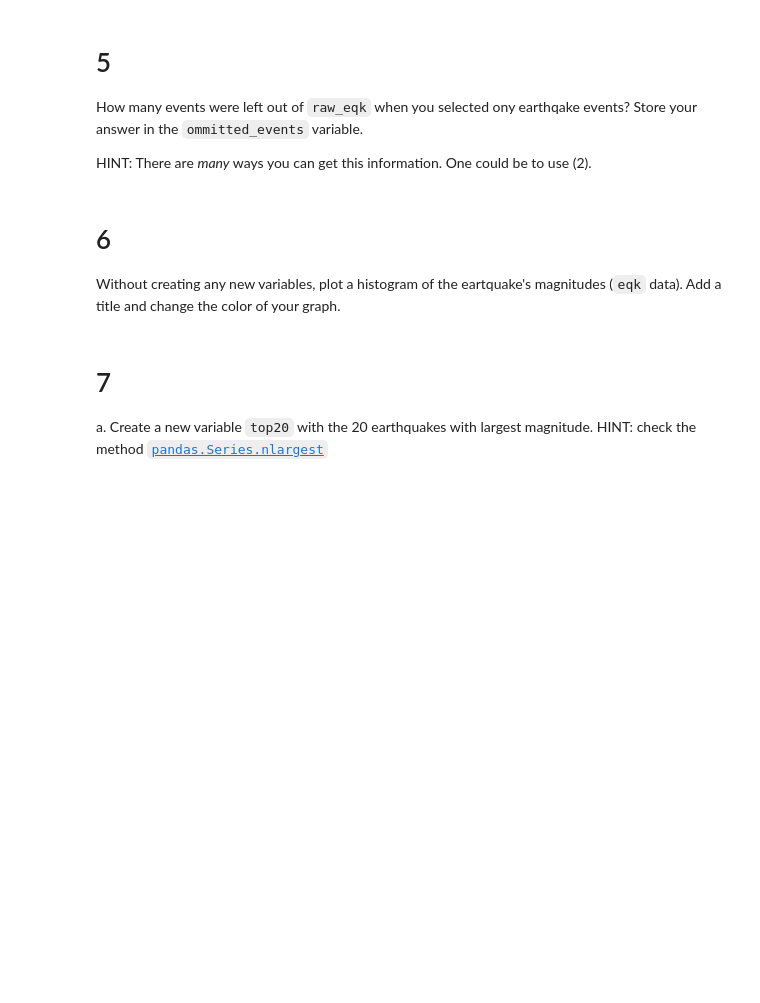
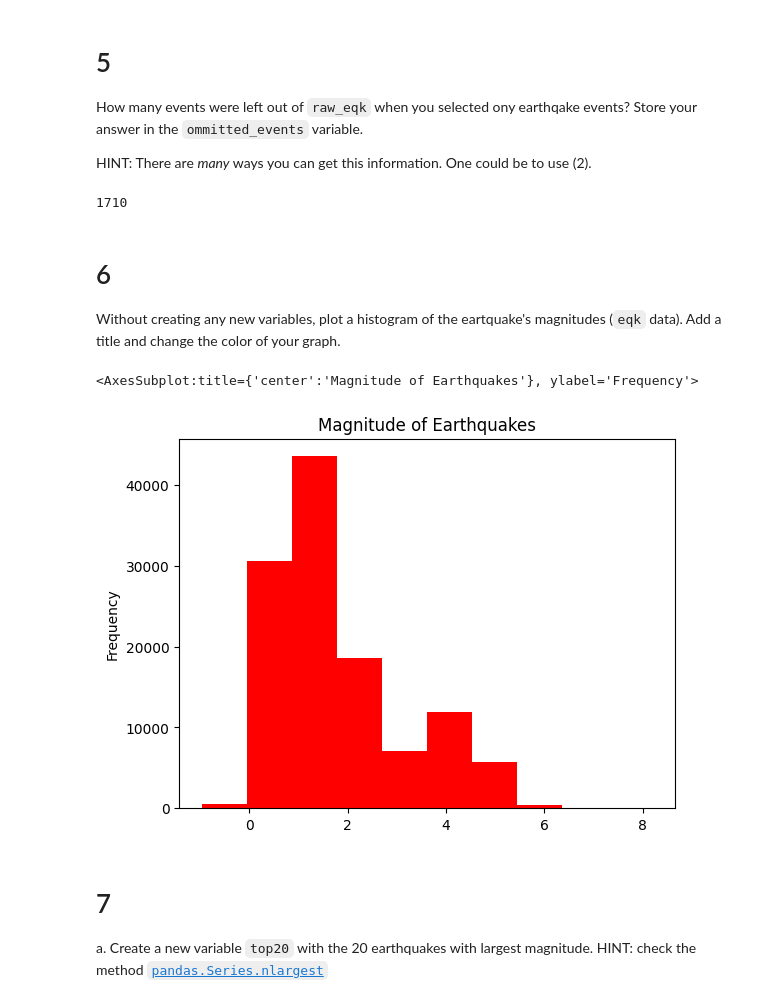
Before and after one commit to jocardelle/eds220-hwk1, a Jupyter notebook: hwk1-task3-earthquakes.ipynb, the cells around one changed output. Drawn from its saved outputs; the diff is of its cells as text; code cells hidden in the pictures; blank space fills up the shorter version.

```diff
--- a/hwk1-task3-earthquakes.ipynb
+++ b/hwk1-task3-earthquakes.ipynb
@@ -155,8 +155,24 @@ omitted_events = ...
+# %%
+# Store the shape of the non earthquake events in a variable
+non_eqk = raw_eqk[raw_eqk['type']!='earthquake'].shape
+
+# Find the number of rows of non earthquake events by indexing and store it in a variable and view it
+omitted_events = non_eqk[0]
+omitted_events
+# %% [output]
+1710
 # %% [markdown]
 <!-- BEGIN QUESTION -->
 
 # 6
 Without creating any new variables, plot a histogram of the eartquake's magnitudes (`eqk` data). Add a title and change the color of your graph.
+# %%
+eqk['mag'].plot(kind = 'hist',
+               title = "Magnitude of Earthquakes",
+               color = 'red' )
+# %% [output]
+<AxesSubplot:title={'center':'Magnitude of Earthquakes'}, ylabel='Frequency'>
+[figure, added]
 # %% [markdown]
 <!-- END QUESTION -->
 
```
Also changed, not shown: parts of 5 cells of this notebook.
